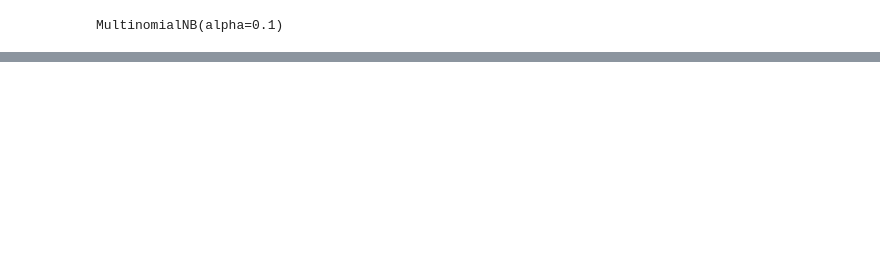
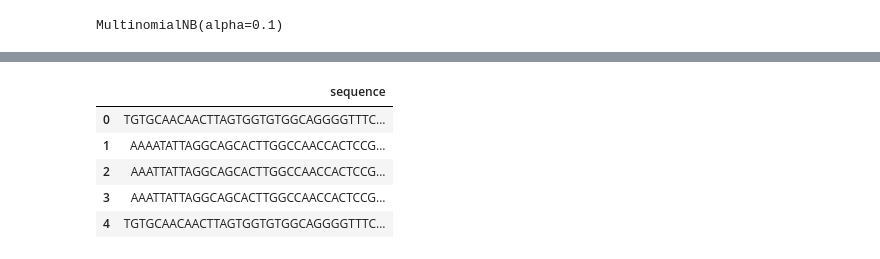
Before and after one commit to pdrmglc/NLPV_Classifier, a Jupyter notebook: NLPV.ipynb, the cells around one changed output, grey strips where cells are left out. Saved outputs shown, nothing was run; the diff lists cells and outputs as text; code cells hidden in the pictures; blank space fills up the shorter version.

```diff
--- a/NLPV.ipynb
+++ b/NLPV.ipynb
@@ -157,0 +165,25 @@ plt.show()
+# %%
+# Abrindo o arquivo .fastq.gz
+
+import pandas as pd
+import gzip
+
+def parse_fastq_gz(file_path):
+    sequences = []
+    with gzip.open(file_path, 'rt') as file:
+        lines = file.readlines()
+        for i in range(0, len(lines), 4):
+            header = lines[i].strip()
+            sequence = lines[i + 1].strip()
+            # Você pode querer adicionar tratamento de qualidade (linha 3) aqui, se necessário
+            sequences.append(sequence)
+
+    df = pd.DataFrame({'sequence': sequences})
+    return df
+
+# Substitua 'seu_arquivo.fastq.gz' pelo caminho do seu arquivo FASTQ comprimido
+file_path = '/content/NLPV_input_HPV16.R1.fq.gz'
+df = parse_fastq_gz(file_path)
+
+# Agora, 'df' contém os nucleotídeos como um DataFrame do Pandas
+print(df)
@@ -157,0 +205,9 @@ plt.show()
+# %%
+df.head()
+# %% [output]
+|  | sequence |
+| 0 | TGTGCAACAACTTAGTGGTGTGGCAGGGGTTTC... |
+| 1 | AAAATATTAGGCAGCACTTGGCCAACCACTCCG... |
+| 2 | AAATTATTAGGCAGCACTTGGCCAACCACTCCG... |
+| 3 | AAATTATTAGGCAGCACTTGGCCAACCACTCCG... |
+| 4 | TGTGCAACAACTTAGTGGTGTGGCAGGGGTTTC... |
```
Also changed, not shown: parts of 18 cells of this notebook, 4 other files.
